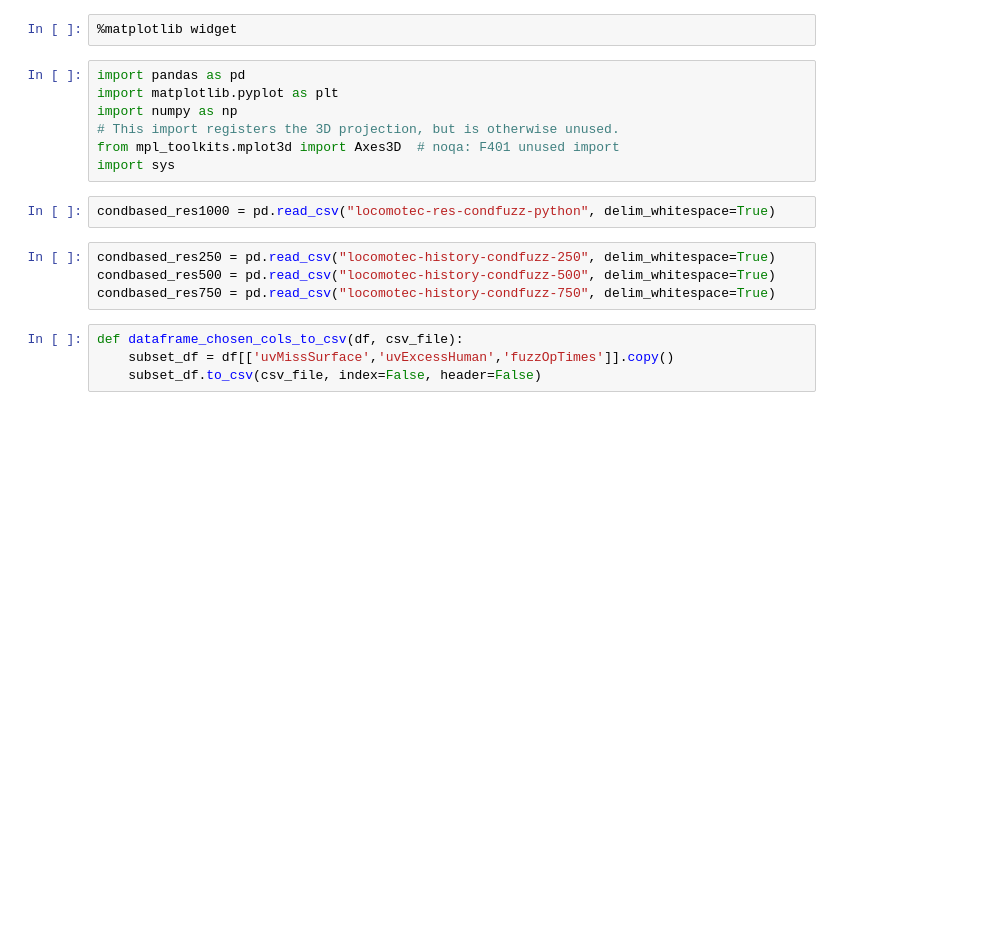
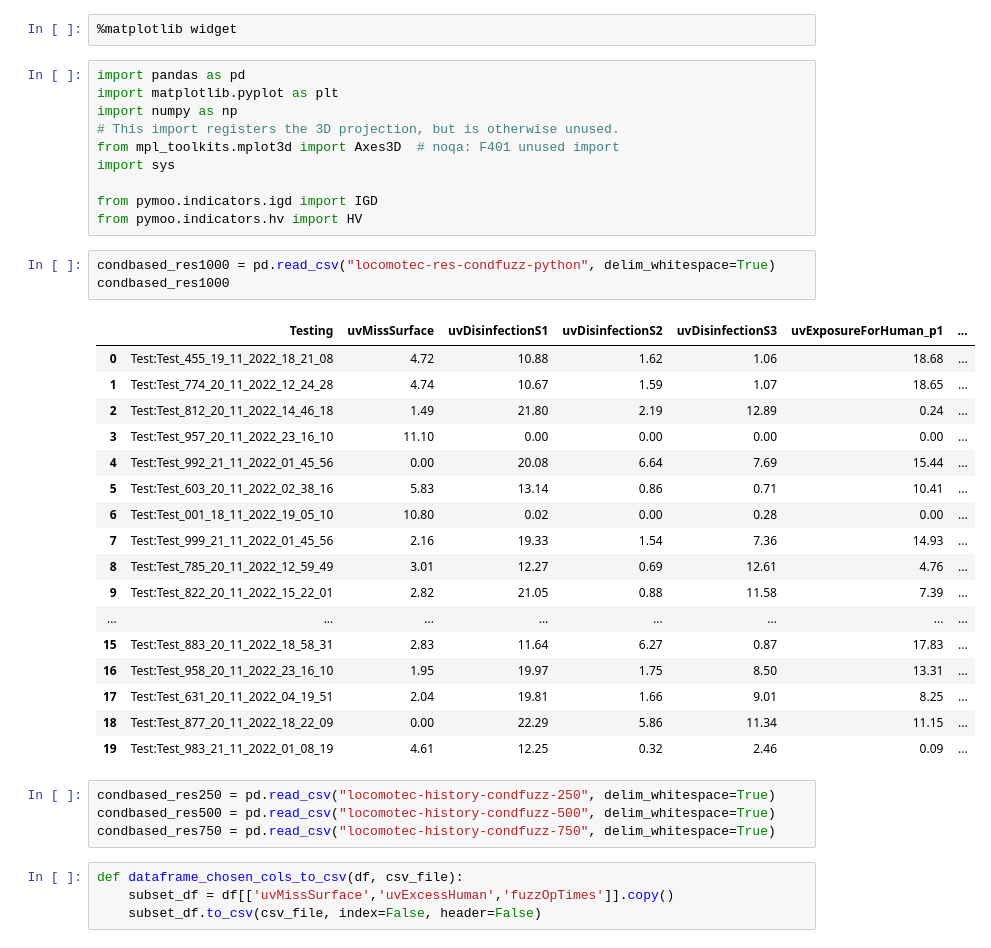
Before and after one commit to sesame-project/simulationBasedTesting, a Jupyter notebook: notebooks/locomotec/python/Locomotec_3DPlot_RQ3_History.ipynb, the cells around one changed output. Cells and saved outputs as stored; diff of their text form; blank space fills up the shorter version.

```diff
--- a/notebooks/locomotec/python/Locomotec_3DPlot_RQ3_History.ipynb
+++ b/notebooks/locomotec/python/Locomotec_3DPlot_RQ3_History.ipynb
@@ -7,8 +7,30 @@ import numpy as np
 # This import registers the 3D projection, but is otherwise unused.
 from mpl_toolkits.mplot3d import Axes3D  # noqa: F401 unused import
 import sys
+
+from pymoo.indicators.igd import IGD
+from pymoo.indicators.hv import HV
 # %%
 condbased_res1000 = pd.read_csv("locomotec-res-condfuzz-python", delim_whitespace=True)
+condbased_res1000
+# %% [output]
+|  | Testing | uvMissSurface | uvDisinfectionS1 | uvDisinfectionS2 | uvDisinfectionS3 | uvExposureForHuman_p1 | ... |
+| 0 | Test:Test_455_19_11_2022_18_21_08 | 4.72 | 10.88 | 1.62 | 1.06 | 18.68 | ... |
+| 1 | Test:Test_774_20_11_2022_12_24_28 | 4.74 | 10.67 | 1.59 | 1.07 | 18.65 | ... |
+| 2 | Test:Test_812_20_11_2022_14_46_18 | 1.49 | 21.80 | 2.19 | 12.89 | 0.24 | ... |
+| 3 | Test:Test_957_20_11_2022_23_16_10 | 11.10 | 0.00 | 0.00 | 0.00 | 0.00 | ... |
+| 4 | Test:Test_992_21_11_2022_01_45_56 | 0.00 | 20.08 | 6.64 | 7.69 | 15.44 | ... |
+| 5 | Test:Test_603_20_11_2022_02_38_16 | 5.83 | 13.14 | 0.86 | 0.71 | 10.41 | ... |
+| 6 | Test:Test_001_18_11_2022_19_05_10 | 10.80 | 0.02 | 0.00 | 0.28 | 0.00 | ... |
+| 7 | Test:Test_999_21_11_2022_01_45_56 | 2.16 | 19.33 | 1.54 | 7.36 | 14.93 | ... |
+| 8 | Test:Test_785_20_11_2022_12_59_49 | 3.01 | 12.27 | 0.69 | 12.61 | 4.76 | ... |
+| 9 | Test:Test_822_20_11_2022_15_22_01 | 2.82 | 21.05 | 0.88 | 11.58 | 7.39 | ... |
+| ... | ... | ... | ... | ... | ... | ... | ... |
+| 15 | Test:Test_883_20_11_2022_18_58_31 | 2.83 | 11.64 | 6.27 | 0.87 | 17.83 | ... |
+| 16 | Test:Test_958_20_11_2022_23_16_10 | 1.95 | 19.97 | 1.75 | 8.50 | 13.31 | ... |
+| 17 | Test:Test_631_20_11_2022_04_19_51 | 2.04 | 19.81 | 1.66 | 9.01 | 8.25 | ... |
+| 18 | Test:Test_877_20_11_2022_18_22_09 | 0.00 | 22.29 | 5.86 | 11.34 | 11.15 | ... |
+| 19 | Test:Test_983_21_11_2022_01_08_19 | 4.61 | 12.25 | 0.32 | 2.46 | 0.09 | ... |
 # %%
 condbased_res250 = pd.read_csv("locomotec-history-condfuzz-250", delim_whitespace=True)
 condbased_res500 = pd.read_csv("locomotec-history-condfuzz-500", delim_whitespace=True)
```
Also changed, not shown: parts of 8 cells of this notebook, 16 other files.
